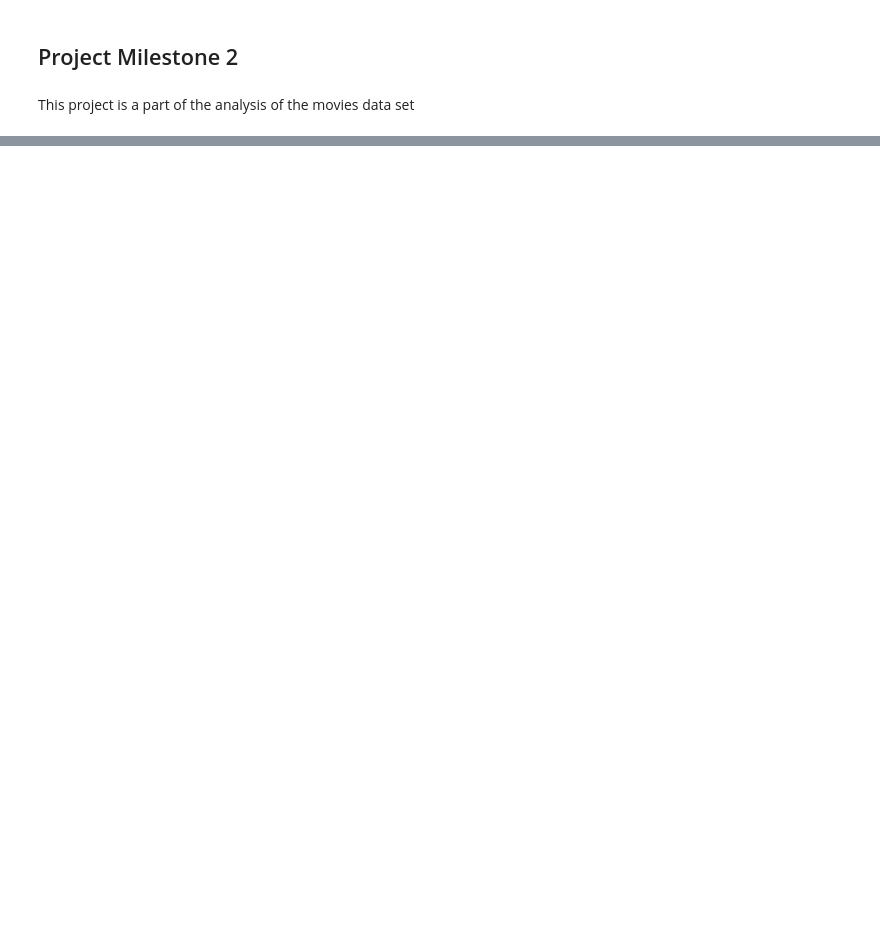
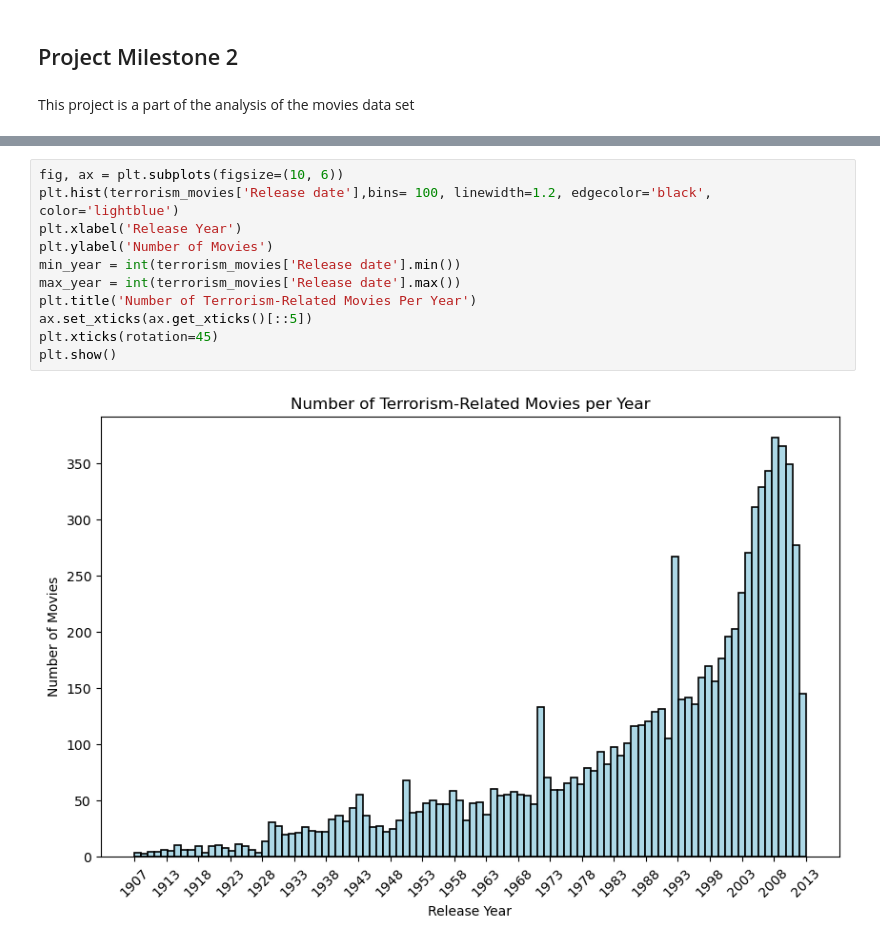
Before and after one commit to epfl-ada/ada-2023-project-boat2023, a Jupyter notebook: projectADA.ipynb, the cells around one changed output, grey strips where cells are left out. Cells and saved outputs as stored; diff of their text form; blank space fills up the shorter version.

```diff
--- a/projectADA.ipynb
+++ b/projectADA.ipynb
@@ -79 +57,14 @@ print(filtered_data['Release year'].isna().sum())
+# %%
+fig, ax = plt.subplots(figsize=(10, 6))
+plt.hist(terrorism_movies['Release date'],bins= 100, linewidth=1.2, edgecolor='black', color='lightblue')
+plt.xlabel('Release Year')
+plt.ylabel('Number of Movies')
+min_year = int(terrorism_movies['Release date'].min())
+max_year = int(terrorism_movies['Release date'].max())
+plt.title('Number of Terrorism-Related Movies Per Year')
+ax.set_xticks(ax.get_xticks()[::5])
+plt.xticks(rotation=45)
+plt.show()
+# %% [output]
+[figure, added]
 # %%
```
Also changed, not shown: parts of 18 cells of this notebook.
